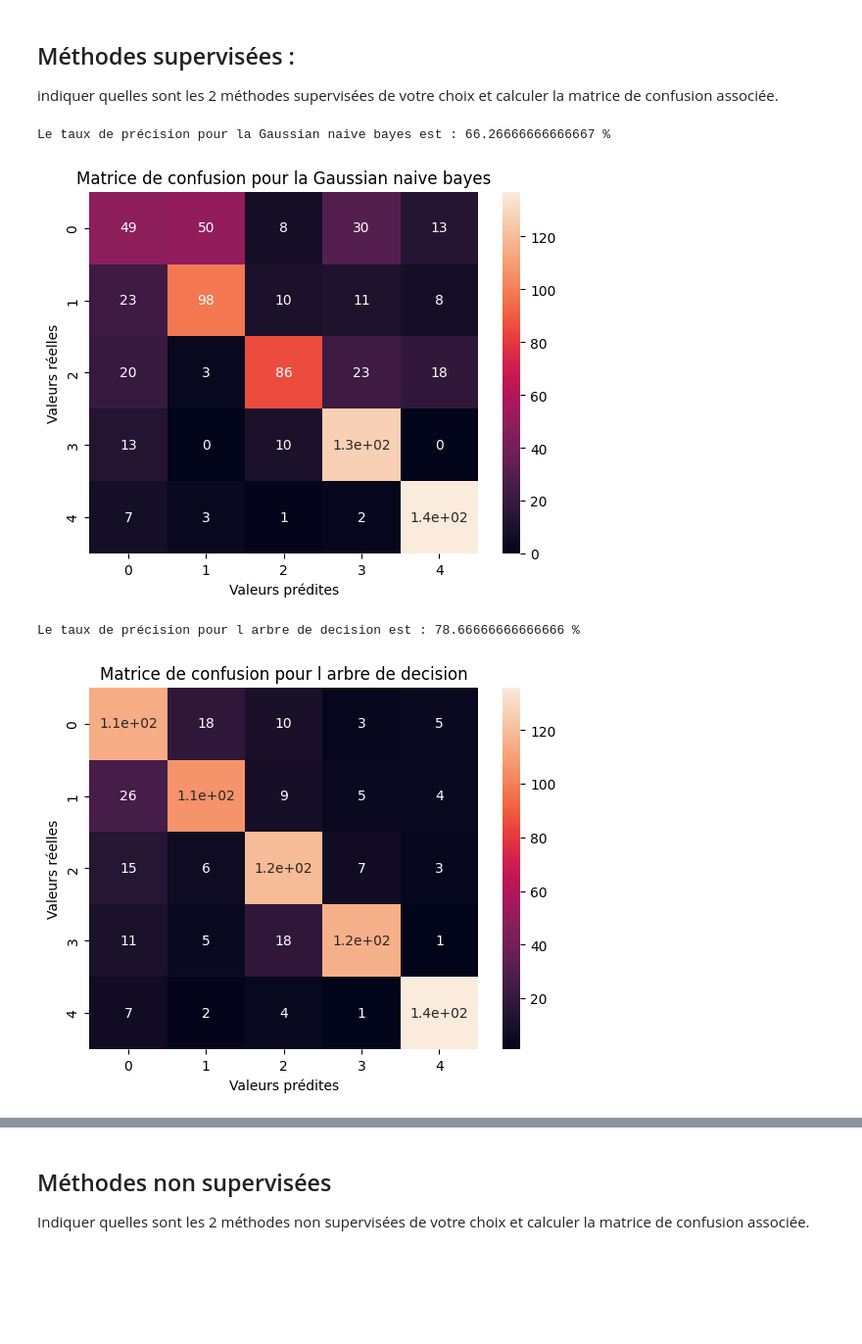
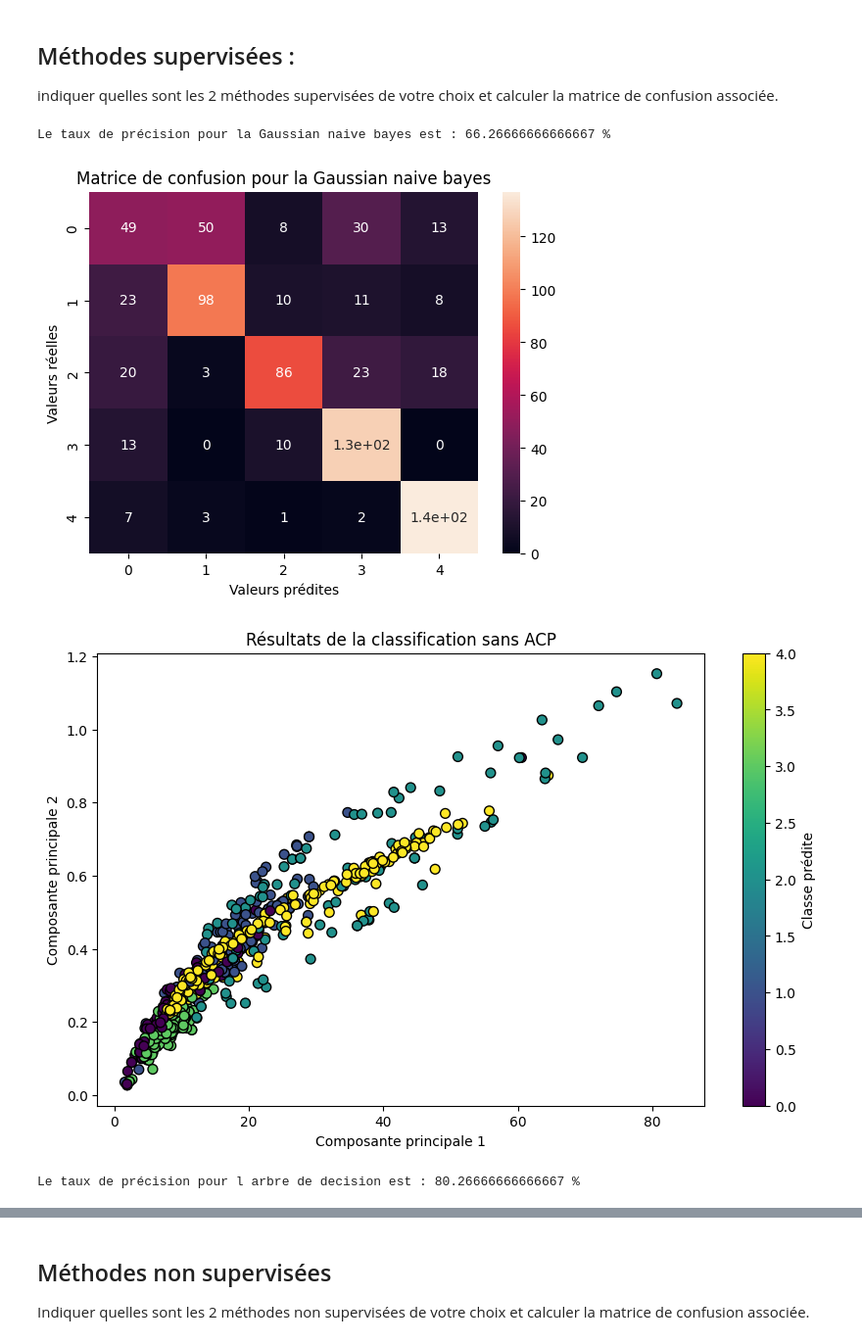
Before and after one commit to MA-BOUSSOUALEF/Classification-of-Heartbeats, a Jupyter notebook: Projet_ECG_Etudiant.ipynb, the cells around one changed output, grey strips where cells are left out. Shown at 98% size. Cells and saved outputs as stored; diff of their text form; code cells hidden in the pictures; blank space fills up the shorter version.

```diff
--- a/Projet_ECG_Etudiant.ipynb
+++ b/Projet_ECG_Etudiant.ipynb
@@ -147,33 +147,50 @@ y_pred=Gauss.predict(X_test)
 #calculer la matrice de confusion
 confusion_matrix(y_test,y_pred)
 #calculer le taux de precision
 acuray_score=accuracy_score(y_test,y_pred)
 print('Le taux de précision pour la Gaussian naive bayes est :',acuray_score*100,"%")
 plt.figure()
 sns.heatmap(confusion_matrix(y_test,y_pred),annot=True)
 plt.title('Matrice de confusion pour la Gaussian naive bayes')
 plt.xlabel('Valeurs prédites')
 plt.ylabel('Valeurs réelles')
 plt.show()
 
+# Affichage des résultats graphiquement en x et y
+plt.figure(figsize=(10, 6))
+plt.scatter(X_test[:, 0], X_test[:, 1], c=y_pred, cmap='viridis', marker='o', edgecolor='k', s=50)
+plt.title('Résultats de la classification sans ACP')
+plt.xlabel('Composante principale 1')
+plt.ylabel('Composante principale 2')
+plt.colorbar(label='Classe prédite')
+plt.show()
 # Arbre de decision
-tree=DecisionTreeClassifier()
+tree=DecisionTreeClassifier(random_state=0)
 tree.fit(X_train,y_train)
 y_pred=tree.predict(X_test)
 #calculer la matrice de confusion
 confusion_matrix(y_test,y_pred)
 #calculer le taux de precision
 acuray_score=accuracy_score(y_test,y_pred)
 print('Le taux de précision pour l arbre de decision est :',acuray_score*100,"%")
 plt.figure()
 sns.heatmap(confusion_matrix(y_test,y_pred),annot=True)
 plt.title('Matrice de confusion pour l arbre de decision')
 plt.xlabel('Valeurs prédites')
 plt.ylabel('Valeurs réelles')
 plt.show()
 #confusion_matrix(y_true, y_pred)
+
+# Affichage des résultats graphiquement en x et y
+plt.figure(figsize=(10, 6))
+plt.scatter(X_test[:, 0], X_test[:, 1], c=y_pred, cmap='viridis', marker='o', edgecolor='k', s=50)
+plt.title('Résultats de la classification sans ACP')
+plt.xlabel('Composante principale 1')
+plt.ylabel('Composante principale 2')
+plt.colorbar(label='Classe prédite')
+plt.show()
 # %% [output]
 Le taux de précision pour la Gaussian naive bayes est : 66.26666666666667 %
 [figure]
+[figure, new version]
-Le taux de précision pour l arbre de decision est : 78.66666666666666 %
+Le taux de précision pour l arbre de decision est : 80.26666666666667 %
-[figure, old version]
```
Also changed, not shown: parts of 4 cells of this notebook.
